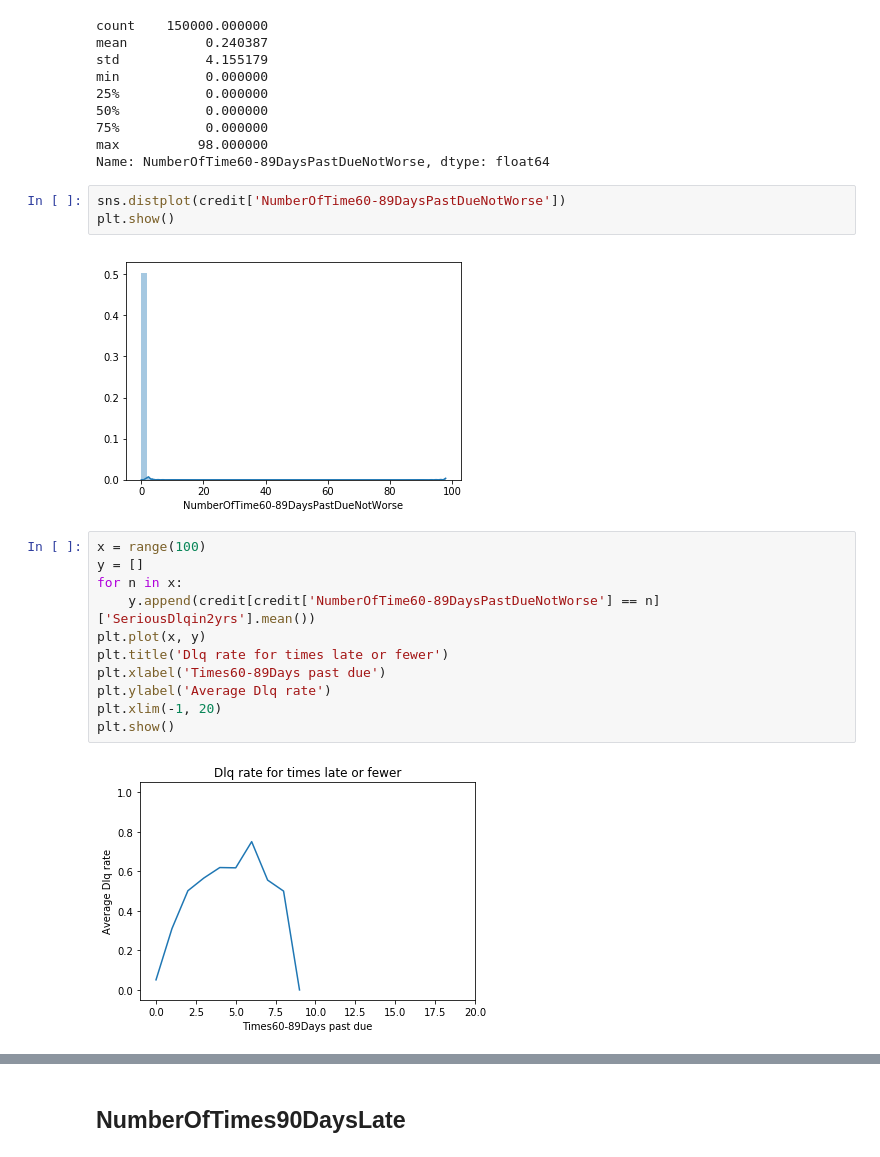
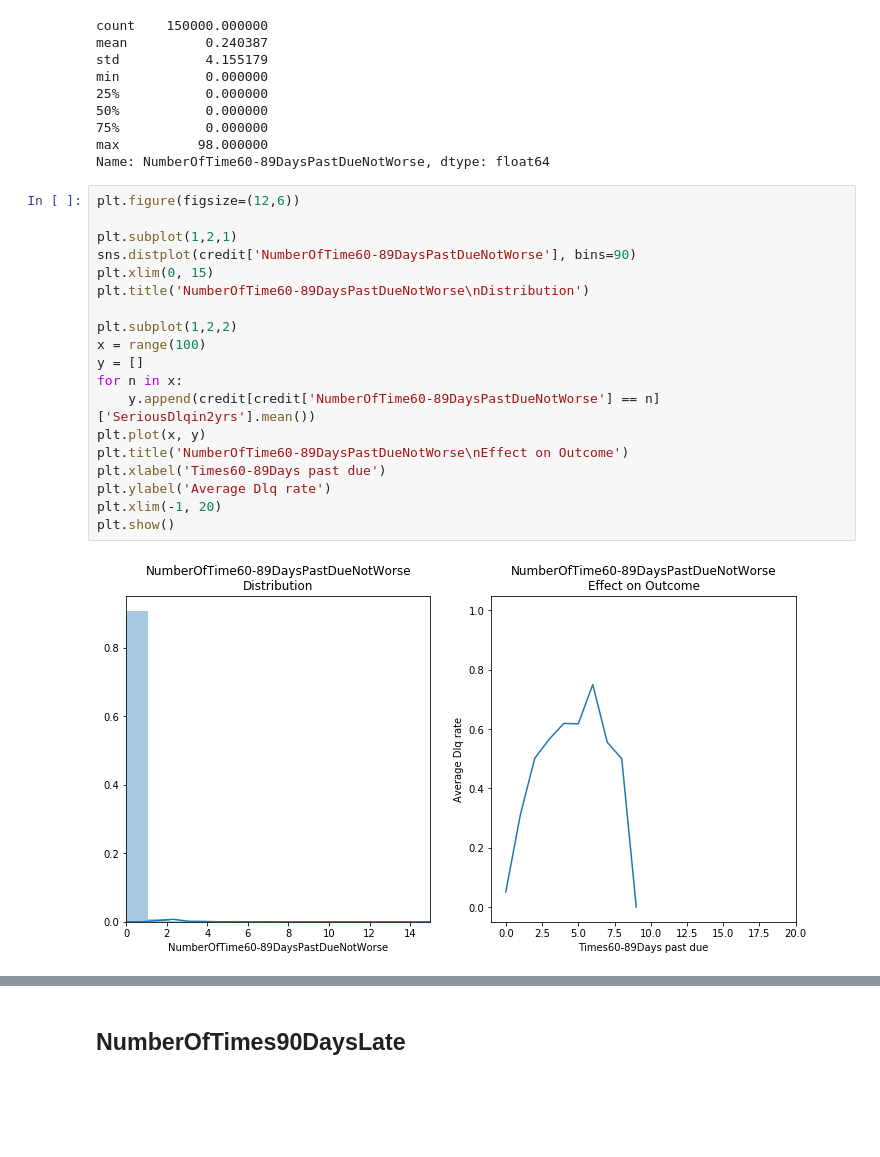
Before and after one commit to Lukede9/Thinkful, a Jupyter notebook: Bootcamp/Unit 3/Capstone/Capstone EDA.ipynb, the cells around one changed output, grey strips where cells are left out. Saved outputs shown, nothing was run; the diff lists cells and outputs as text; blank space fills up the shorter version.

```diff
--- a/Bootcamp/Unit 3/Capstone/Capstone EDA.ipynb
+++ b/Bootcamp/Unit 3/Capstone/Capstone EDA.ipynb
@@ -168,22 +201,25 @@ min           0.000000
 75%           0.000000
 max          98.000000
 Name: NumberOfTime60-89DaysPastDueNotWorse, dtype: float64
-# %%
-sns.distplot(credit['NumberOfTime60-89DaysPastDueNotWorse'])
-plt.show()
-# %% [output]
-[figure, removed]
 # %%
+plt.figure(figsize=(12,6))
+
+plt.subplot(1,2,1)
+sns.distplot(credit['NumberOfTime60-89DaysPastDueNotWorse'], bins=90)
+plt.xlim(0, 15)
+plt.title('NumberOfTime60-89DaysPastDueNotWorse\nDistribution')
+
+plt.subplot(1,2,2)
 x = range(100)
 y = []
 for n in x:
     y.append(credit[credit['NumberOfTime60-89DaysPastDueNotWorse'] == n]['SeriousDlqin2yrs'].mean())
 plt.plot(x, y)
-plt.title('Dlq rate for times late or fewer')
+plt.title('NumberOfTime60-89DaysPastDueNotWorse\nEffect on Outcome')
 plt.xlabel('Times60-89Days past due')
 plt.ylabel('Average Dlq rate')
 plt.xlim(-1, 20)
 plt.show()
 # %% [output]
-[figure, old version]
+[figure, new version]
 # %%
```
Also changed, not shown: parts of 80 cells of this notebook, 12 other files.
